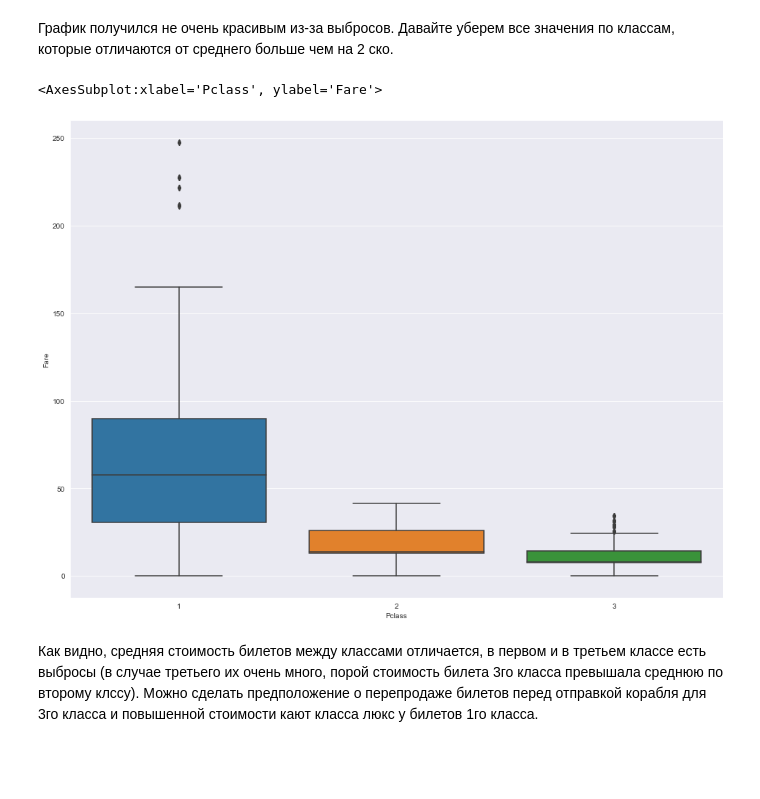
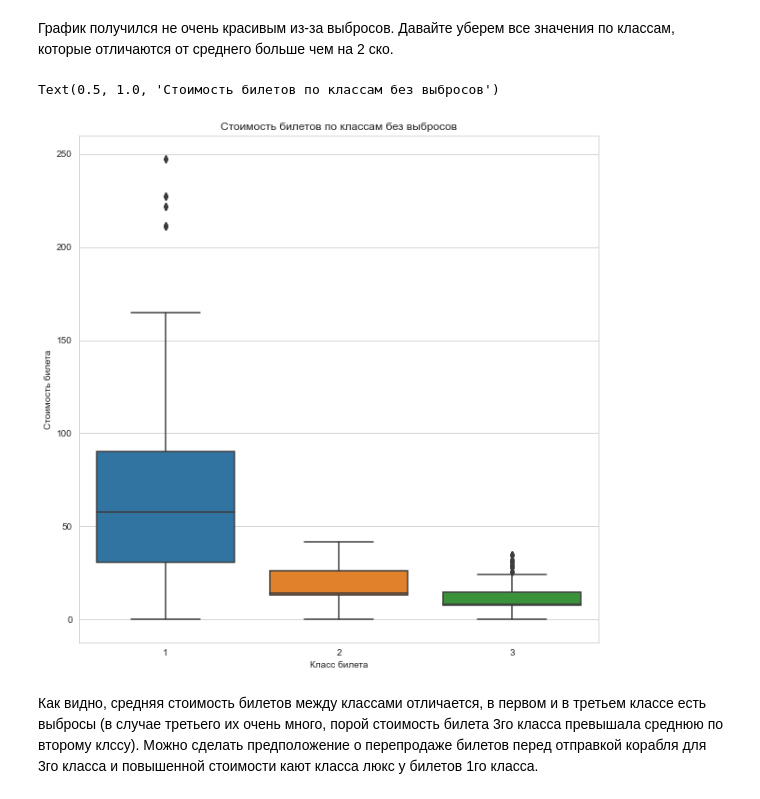
Before and after one commit to ex3del/lab4_iad, a Jupyter notebook: Без названия.ipynb, the cells around one changed output. Cells and saved outputs as stored; diff of their text form; code cells hidden in the pictures; blank space fills up the shorter version.

```diff
--- a/Без названия.ipynb
+++ b/Без названия.ipynb
@@ -252,15 +256,19 @@ Text(0.5, 1.0, 'Стоимость билетов по классам')
 # %%
+plt.figure(figsize=(10,10))
 p1_std, p1_mn = df[df['Pclass']==1]['Fare'].std(), df[df['Pclass']==1]['Fare'].mean()
 p2_std, p2_mn = df[df['Pclass']==2]['Fare'].std(), df[df['Pclass']==2]['Fare'].mean()
 p3_std, p3_mn = df[df['Pclass']==3]['Fare'].std(),df[df['Pclass']==3]['Fare'].mean()
 fare_pclass1_no_out = df[(df['Pclass'] == 1) & (abs(df['Fare'] - p1_mn) < 2 * p1_std)]
 fare_pclass2_no_out = df[(df['Pclass'] == 2) & (abs(df['Fare'] - p2_mn) < 2 * p2_std)]
 fare_pclass3_no_out = df[(df['Pclass'] == 3) & (abs(df['Fare'] - p3_mn) < 2 * p3_std)]
 train_df_no_outs = fare_pclass1_no_out.append(fare_pclass2_no_out).append(fare_pclass3_no_out)
 sns.boxplot(x='Pclass', y='Fare', data=train_df_no_outs)
+plt.xlabel('Класс билета')
+plt.ylabel('Стоимость билета')
+plt.title('Стоимость билетов по классам без выбросов')
 # %% [output]
-<AxesSubplot:xlabel='Pclass', ylabel='Fare'>
+Text(0.5, 1.0, 'Стоимость билетов по классам без выбросов')
-[figure, old version]
+[figure, new version]
 # %% [markdown]
 Как видно, средняя стоимость билетов между классами отличается, в первом и в третьем классе есть выбросы (в случае третьего их очень много, порой стоимость билета 3го класса превышала среднюю по второму клссу). Можно сделать предположение о перепродаже билетов перед отправкой корабля для 3го класса и повышенной стоимости кают класса люкс у билетов 1го класса.
 # %%
```
Also changed, not shown: parts of 30 cells of this notebook.
